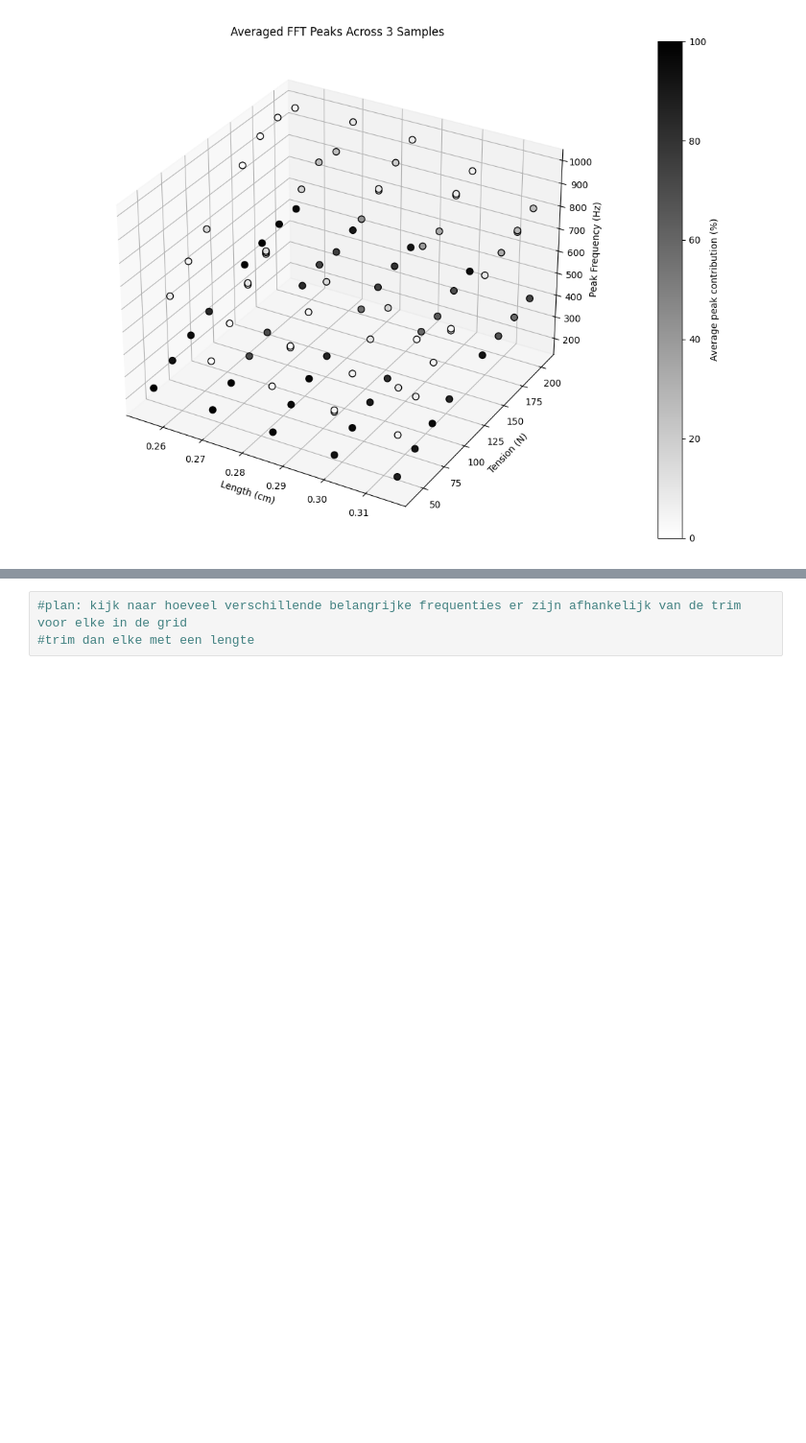
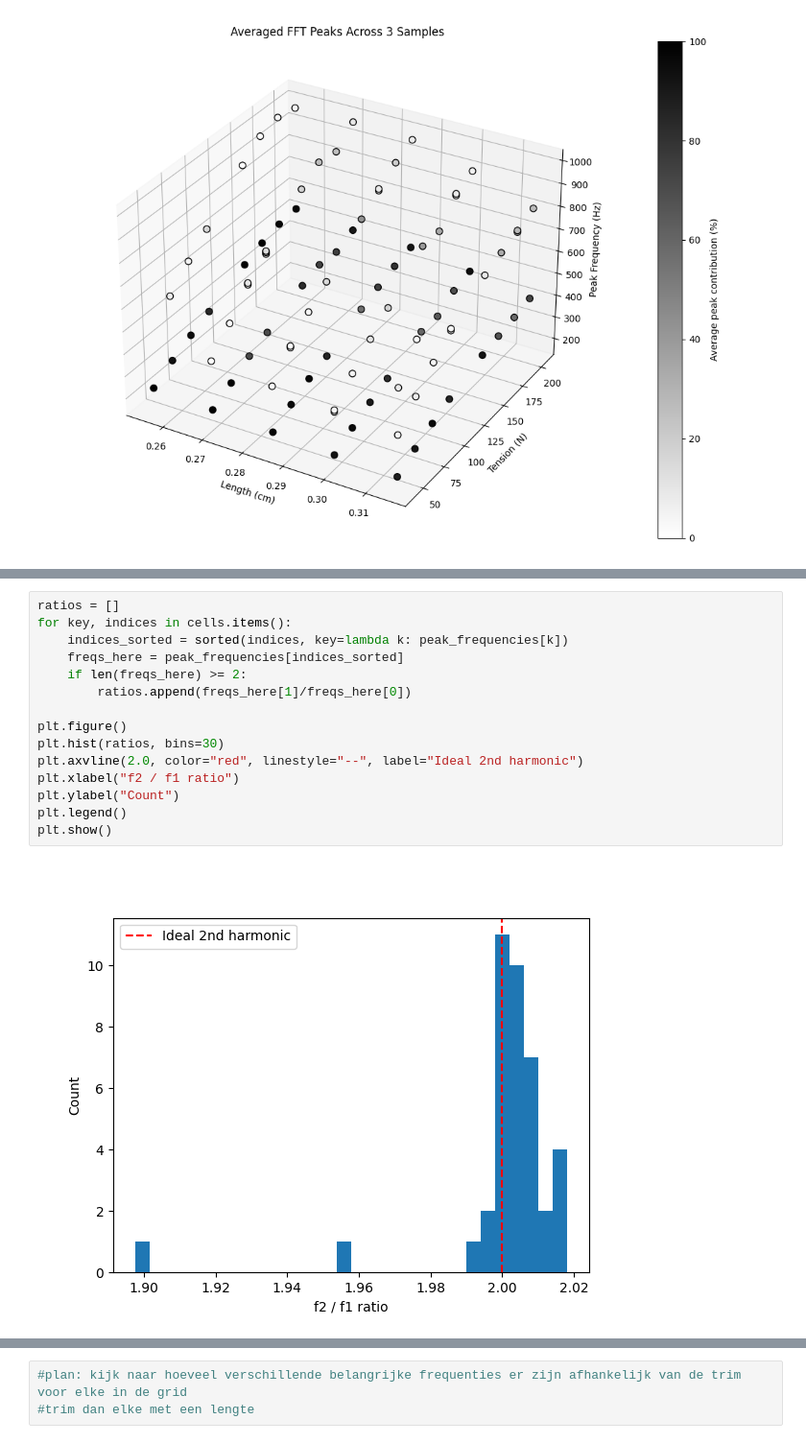
Before and after one commit to Spaantje5/Vibrating-String-Experiment, a Jupyter notebook: Labjournal_frequency.ipynb, the cells around one changed output, grey strips where cells are left out. Shown at 96% size. Cells and saved outputs as stored; diff of their text form; blank space fills up the shorter version.

```diff
--- a/Labjournal_frequency.ipynb
+++ b/Labjournal_frequency.ipynb
@@ -365,0 +403,17 @@ if len(averaged_results) > 0:
+# %%
+ratios = []
+for key, indices in cells.items():
+    indices_sorted = sorted(indices, key=lambda k: peak_frequencies[k])
+    freqs_here = peak_frequencies[indices_sorted]
+    if len(freqs_here) >= 2:
+        ratios.append(freqs_here[1]/freqs_here[0])
+
+plt.figure()
+plt.hist(ratios, bins=30)
+plt.axvline(2.0, color="red", linestyle="--", label="Ideal 2nd harmonic")
+plt.xlabel("f2 / f1 ratio")
+plt.ylabel("Count")
+plt.legend()
+plt.show()
+# %% [output]
+[figure, added]
```
Also changed, not shown: parts of 6 cells of this notebook.
